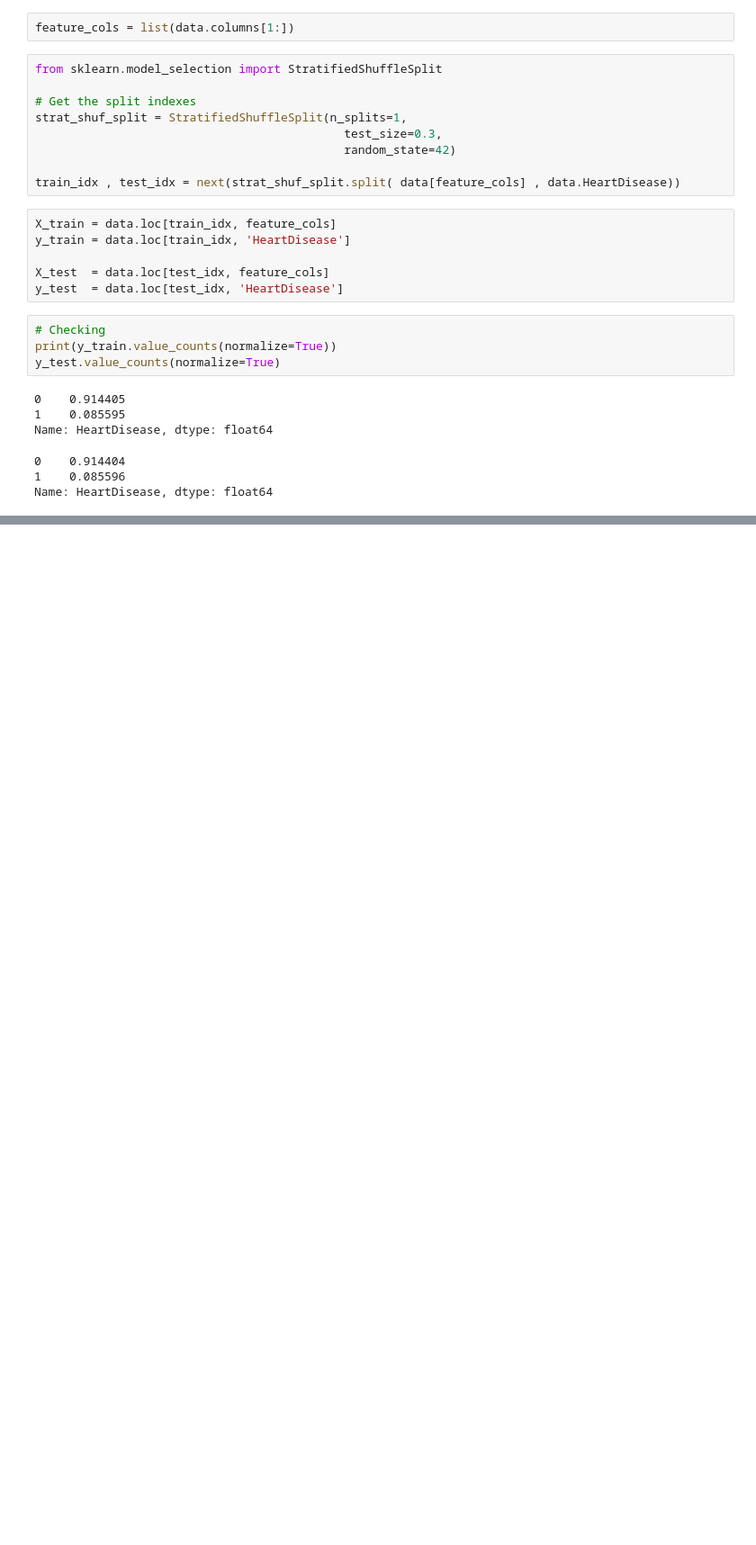
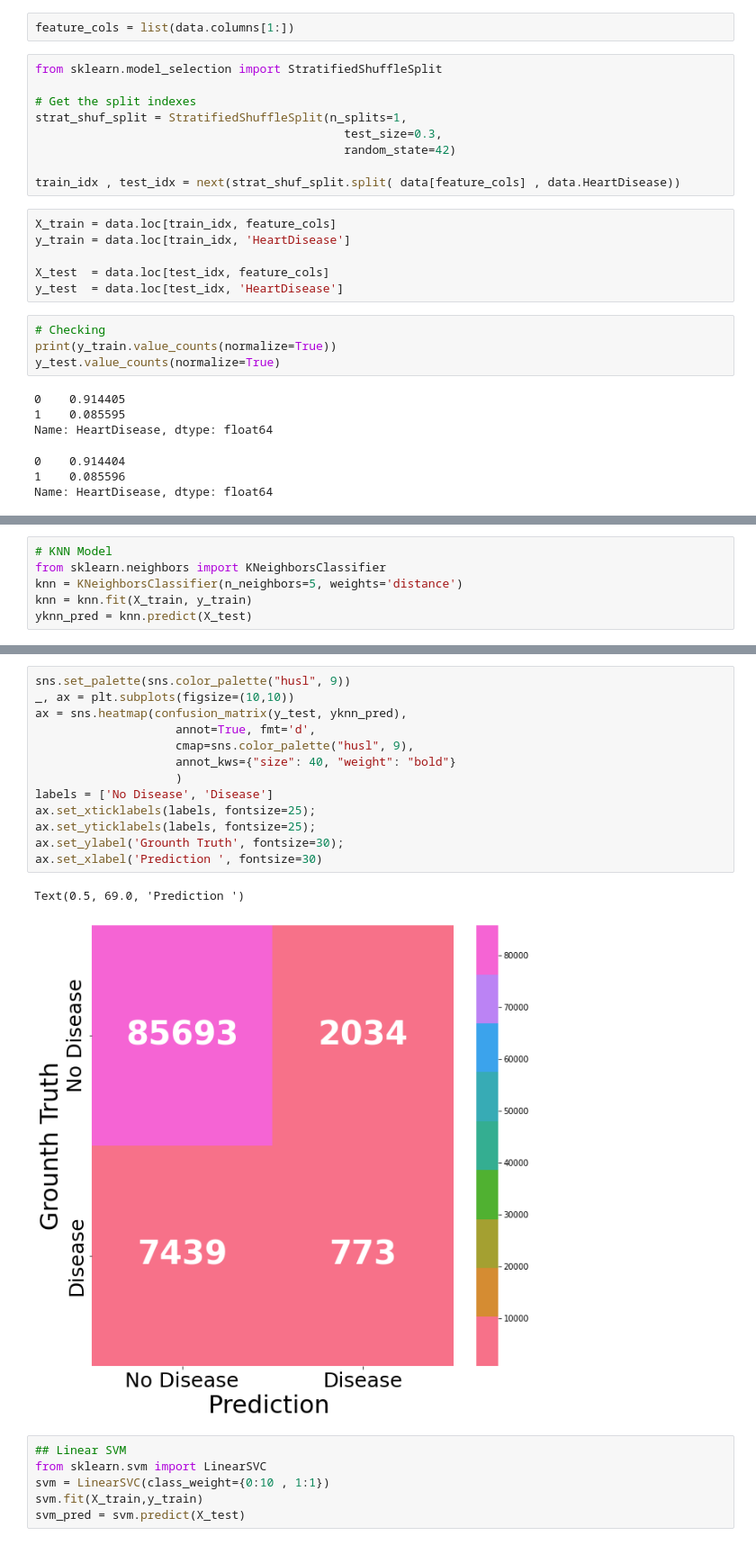
Before and after one commit to Hrithik2212/IBM-Machine-Learning-Course, a Jupyter notebook: Supervised Learning - Classification/Course Project/heart_disease_prediction.ipynb, the cells around one changed output, grey strips where cells are left out. Shown: that part at 90% size. Cells and saved outputs as stored; diff of their text form; blank space fills up the shorter version.

```diff
--- a/Supervised Learning - Classification/Course Project/heart_disease_prediction.ipynb
+++ b/Supervised Learning - Classification/Course Project/heart_disease_prediction.ipynb
@@ -278,0 +326,6 @@ Text(0.5, 69.0, 'Ground Truth')
+# %%
+# KNN Model
+from sklearn.neighbors import KNeighborsClassifier
+knn = KNeighborsClassifier(n_neighbors=5, weights='distance')
+knn = knn.fit(X_train, y_train)
+yknn_pred = knn.predict(X_test)
@@ -278,0 +349,22 @@ Text(0.5, 69.0, 'Ground Truth')
+# %%
+sns.set_palette(sns.color_palette("husl", 9))
+_, ax = plt.subplots(figsize=(10,10))
+ax = sns.heatmap(confusion_matrix(y_test, yknn_pred),
+                    annot=True, fmt='d',
+                    cmap=sns.color_palette("husl", 9),
+                    annot_kws={"size": 40, "weight": "bold"}
+                    )
+labels = ['No Disease', 'Disease']
+ax.set_xticklabels(labels, fontsize=25);
+ax.set_yticklabels(labels, fontsize=25);
+ax.set_ylabel('Grounth Truth', fontsize=30);
+ax.set_xlabel('Prediction ', fontsize=30)
+# %% [output]
+Text(0.5, 69.0, 'Prediction ')
+[figure, added]
+# %%
+## Linear SVM
+from sklearn.svm import LinearSVC
+svm = LinearSVC(class_weight={0:10 , 1:1})
+svm.fit(X_train,y_train)
+svm_pred = svm.predict(X_test)
```
Also changed, not shown: parts of 17 cells of this notebook.
